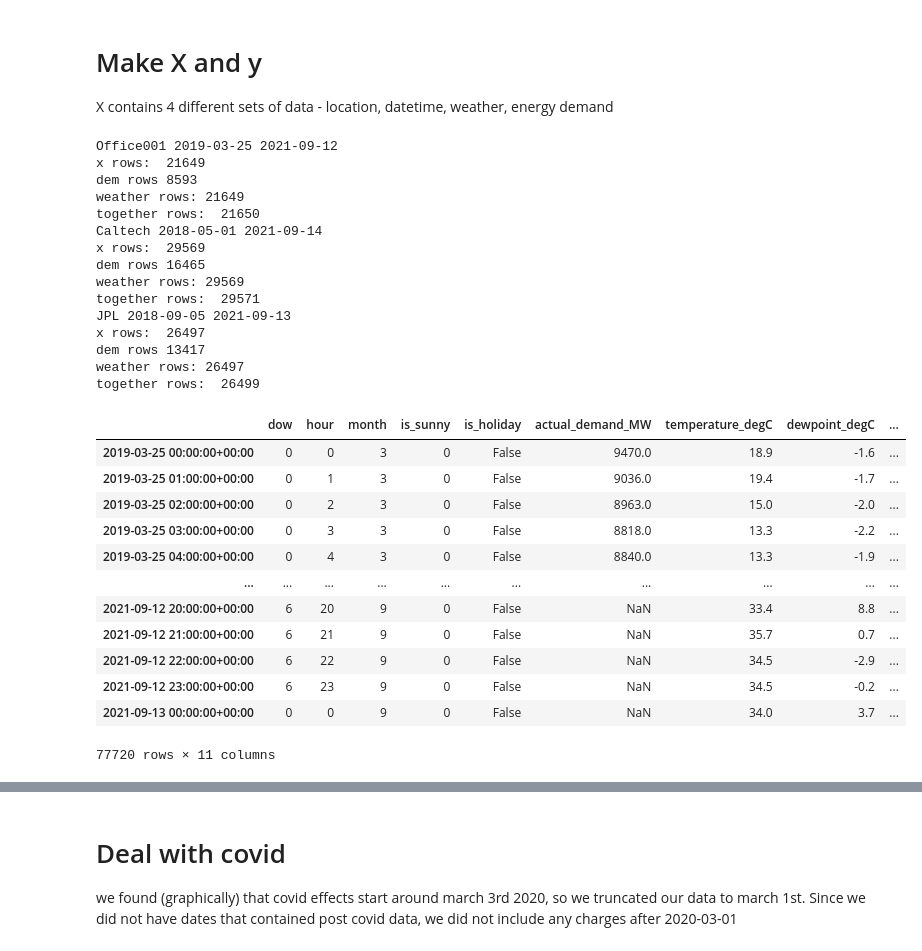
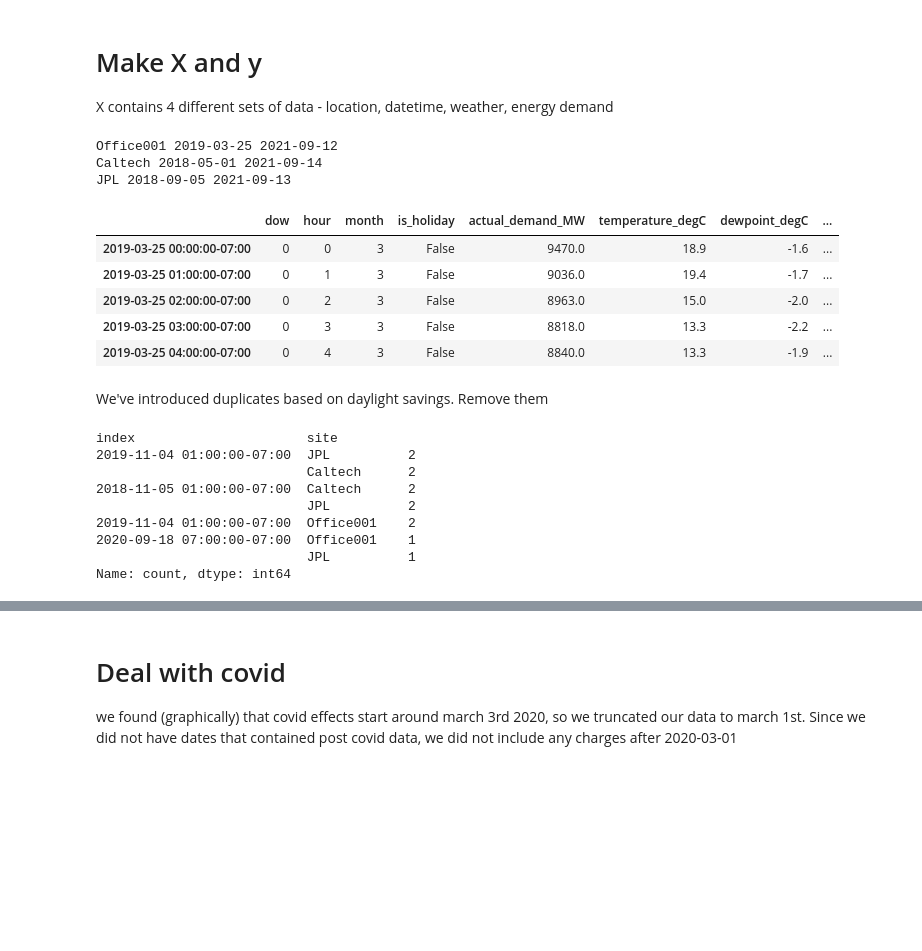
Before and after one commit to denny-lehman/ev_charging, a Jupyter notebook: models/model_workbook.ipynb, the cells around one changed output, grey strips where cells are left out. Cells and saved outputs as stored; diff of their text form; code cells hidden in the pictures; blank space fills up the shorter version.

Commit message:
finished model training and inference with demand_mw, temperature, dewpoint, humidity, and wind speed

```diff
--- a/models/model_workbook.ipynb
+++ b/models/model_workbook.ipynb
@@ -55,5 +54,5 @@ if historical_weather.empty:
 else:
     historical_weather = pd.concat([historical_weather, hist_weather], axis=0)
 # %%
-historical_weather.index = pd.to_datetime(historical_weather.index, utc=True)
+historical_weather.index = pd.to_datetime(historical_weather.index).tz_localize('UTC-07:00')
 # %%
@@ -183,65 +238,59 @@ X = pd.DataFrame()
 for sdf, id, site_name in zip(sites_df, site_ids, sites):
     start, end = get_start_end_times(sdf)
     print(site_name, start, end)
     # time
-    x = pd.DataFrame(index=pd.date_range(start, end, inclusive='both', freq='h', tz=0),
-                     columns=['dow', 'hour', 'month', 'is_sunny'])
+    x = pd.DataFrame(index=pd.date_range(start, end, inclusive='both', freq='h', tz='UTC-07:00'),
+                     columns=['dow', 'hour', 'month'])
     x['dow'] = x.index.dayofweek
     x['hour'] = x.index.hour
     x['month'] = x.index.month
-    x['is_sunny'] = 0
 
     x = holiday_processing(x)
 
-    print('x rows: ', x.shape[0])
+    # print('x rows: ', x.shape[0])
     # energy demand
     demand = historical_caiso_actual_load[demand_features].set_index('datetime').rename(columns={'MW':'actual_demand_MW'}).sort_index()
     demand = demand[demand['TAC_AREA_NAME'] == site2tac[id]][['actual_demand_MW']]
-    demand.index = pd.to_datetime(demand.index, utc=True)
+    demand.index = pd.to_datetime(demand.index).tz_localize('UTC-07:00')
     demand = demand.loc[x.index.min():x.index.max(),:]
-    print('dem rows', demand.shape[0])
+    # print('dem rows', demand.shape[0])
 
     x = pd.merge(x,demand, left_index=True, right_index=True, how='left')
 
     # weather and location
     weather = historical_weather[historical_weather['site']==site_name]
     weather = weather.loc[x.index.min():x.index.max(), :]
-    print('weather rows:', weather.shape[0])
+    # print('weather rows:', weather.shape[0])
     x = pd.merge(x, weather, left_index=True, right_index=True, how='left')
-    print('together rows: ', x.shape[0])
+    # print('together rows: ', x.shape[0])
     if X.empty:
         X = x
     else:
         X = pd.concat([X, x], axis=0)
 
-X
+X.head()
 # %% [output]
 Office001 2019-03-25 2021-09-12
-x rows:  21649
-dem rows 8593
-weather rows: 21649
-together rows:  21650
 Caltech 2018-05-01 2021-09-14
-x rows:  29569
-dem rows 16465
-weather rows: 29569
-together rows:  29571
 JPL 2018-09-05 2021-09-13
-x rows:  26497
-dem rows 13417
-weather rows: 26497
-together rows:  26499
-|  | dow | hour | month | is_sunny | is_holiday | actual_demand_MW | temperature_degC | dewpoint_degC | ... |
-| 2019-03-25 00:00:00+00:00 | 0 | 0 | 3 | 0 | False | 9470.0 | 18.9 | -1.6 | ... |
-| 2019-03-25 01:00:00+00:00 | 0 | 1 | 3 | 0 | False | 9036.0 | 19.4 | -1.7 | ... |
-| 2019-03-25 02:00:00+00:00 | 0 | 2 | 3 | 0 | False | 8963.0 | 15.0 | -2.0 | ... |
-| 2019-03-25 03:00:00+00:00 | 0 | 3 | 3 | 0 | False | 8818.0 | 13.3 | -2.2 | ... |
-| 2019-03-25 04:00:00+00:00 | 0 | 4 | 3 | 0 | False | 8840.0 | 13.3 | -1.9 | ... |
-| ... | ... | ... | ... | ... | ... | ... | ... | ... | ... |
-| 2021-09-12 20:00:00+00:00 | 6 | 20 | 9 | 0 | False | NaN | 33.4 | 8.8 | ... |
-| 2021-09-12 21:00:00+00:00 | 6 | 21 | 9 | 0 | False | NaN | 35.7 | 0.7 | ... |
-| 2021-09-12 22:00:00+00:00 | 6 | 22 | 9 | 0 | False | NaN | 34.5 | -2.9 | ... |
-| 2021-09-12 23:00:00+00:00 | 6 | 23 | 9 | 0 | False | NaN | 34.5 | -0.2 | ... |
-| 2021-09-13 00:00:00+00:00 | 0 | 0 | 9 | 0 | False | NaN | 34.0 | 3.7 | ... |
+|  | dow | hour | month | is_holiday | actual_demand_MW | temperature_degC | dewpoint_degC | ... |
+| 2019-03-25 00:00:00-07:00 | 0 | 0 | 3 | False | 9470.0 | 18.9 | -1.6 | ... |
+| 2019-03-25 01:00:00-07:00 | 0 | 1 | 3 | False | 9036.0 | 19.4 | -1.7 | ... |
+| 2019-03-25 02:00:00-07:00 | 0 | 2 | 3 | False | 8963.0 | 15.0 | -2.0 | ... |
+| 2019-03-25 03:00:00-07:00 | 0 | 3 | 3 | False | 8818.0 | 13.3 | -2.2 | ... |
+| 2019-03-25 04:00:00-07:00 | 0 | 4 | 3 | False | 8840.0 | 13.3 | -1.9 | ... |
-77720 rows × 11 columns
+# %% [markdown]
+We've introduced duplicates based on daylight savings. Remove them
+# %%
+X.reset_index()[['index','site']].value_counts().head(7)
+# %% [output]
+index                      site
+2019-11-04 01:00:00-07:00  JPL          2
+                           Caltech      2
+2018-11-05 01:00:00-07:00  Caltech      2
+                           JPL          2
+2019-11-04 01:00:00-07:00  Office001    2
+2020-09-18 07:00:00-07:00  Office001    1
+                           JPL          1
+Name: count, dtype: int64
 # %%
```
Also changed, not shown: parts of 59 cells of this notebook.
